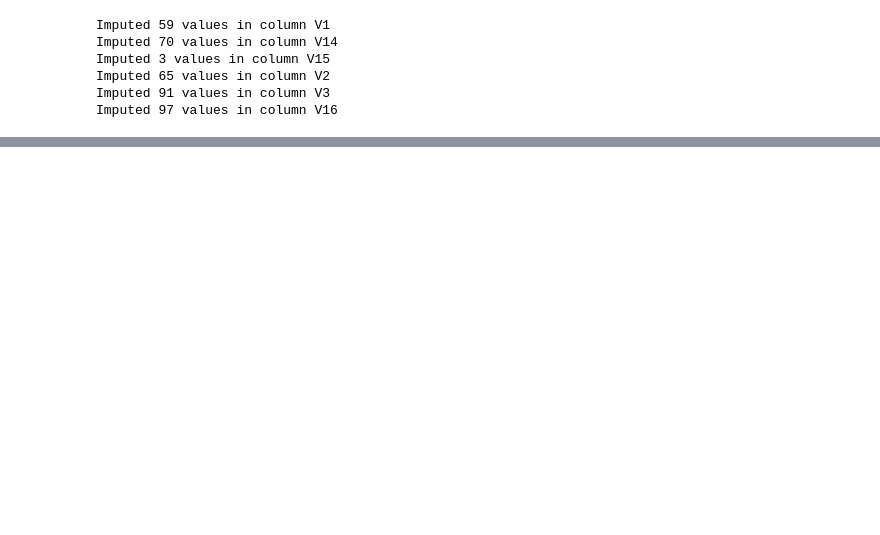
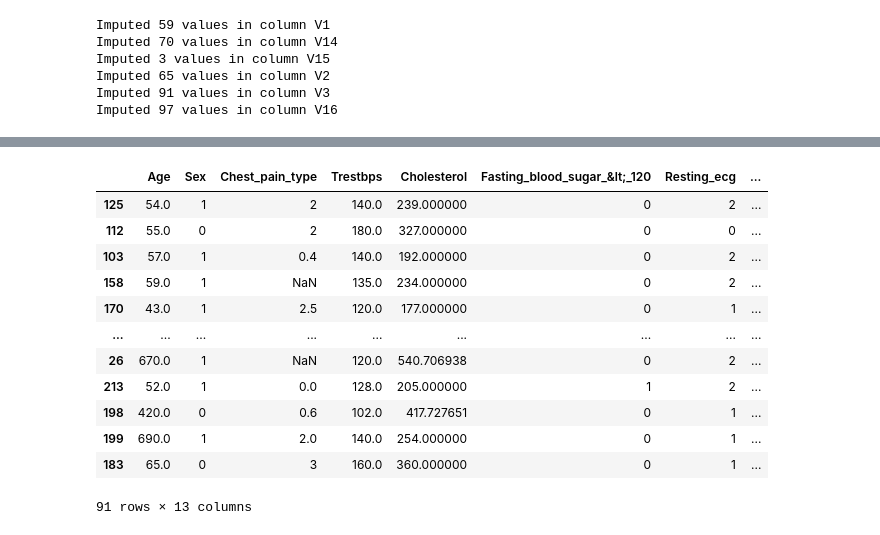
Before and after one commit to SharmaRupali/jenga, a Jupyter notebook: experimental_setups/experimental_setup_revise_ind_od_imp.ipynb, the cells around one changed output, grey strips where cells are left out. Drawn from its saved outputs; the diff is of its cells as text; code cells hidden in the pictures; blank space fills up the shorter version.

```diff
--- a/experimental_setups/experimental_setup_revise_ind_od_imp.ipynb
+++ b/experimental_setups/experimental_setup_revise_ind_od_imp.ipynb
@@ -1524,0 +1594,16 @@ Imputed 97 values in column V16
+# %%
+df_corrupted
+# %% [output]
+|  | Age | Sex | Chest_pain_type | Trestbps | Cholesterol | Fasting_blood_sugar_&lt;_120 | Resting_ecg | ... |
+| 125 | 54.0 | 1 | 2 | 140.0 | 239.000000 | 0 | 2 | ... |
+| 112 | 55.0 | 0 | 2 | 180.0 | 327.000000 | 0 | 0 | ... |
+| 103 | 57.0 | 1 | 0.4 | 140.0 | 192.000000 | 0 | 2 | ... |
+| 158 | 59.0 | 1 | NaN | 135.0 | 234.000000 | 0 | 2 | ... |
+| 170 | 43.0 | 1 | 2.5 | 120.0 | 177.000000 | 0 | 1 | ... |
+| ... | ... | ... | ... | ... | ... | ... | ... | ... |
+| 26 | 670.0 | 1 | NaN | 120.0 | 540.706938 | 0 | 2 | ... |
+| 213 | 52.0 | 1 | 0.0 | 128.0 | 205.000000 | 1 | 2 | ... |
+| 198 | 420.0 | 0 | 0.6 | 102.0 | 417.727651 | 0 | 1 | ... |
+| 199 | 690.0 | 1 | 2.0 | 140.0 | 254.000000 | 0 | 1 | ... |
+| 183 | 65.0 | 0 | 3 | 160.0 | 360.000000 | 0 | 1 | ... |
+91 rows × 13 columns
```
Also changed, not shown: parts of 22 cells of this notebook.
